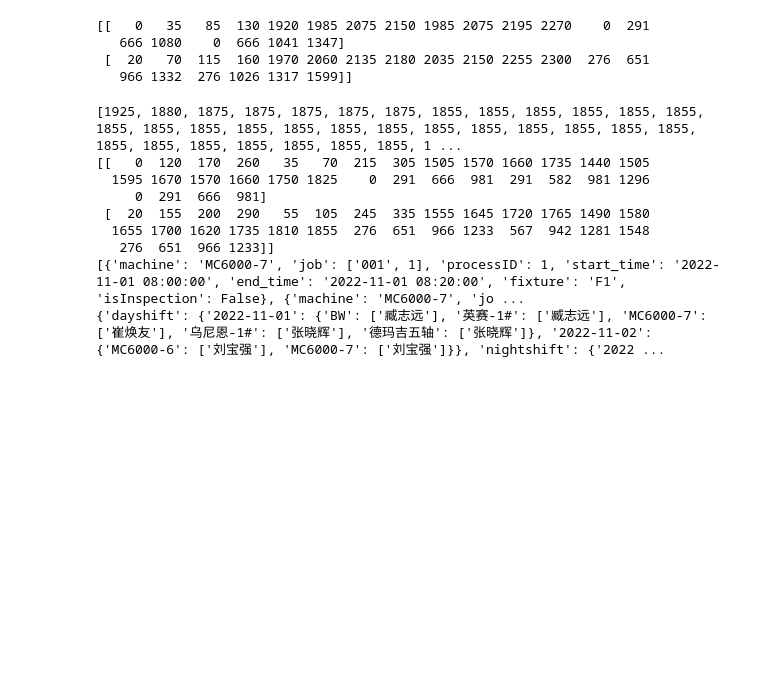
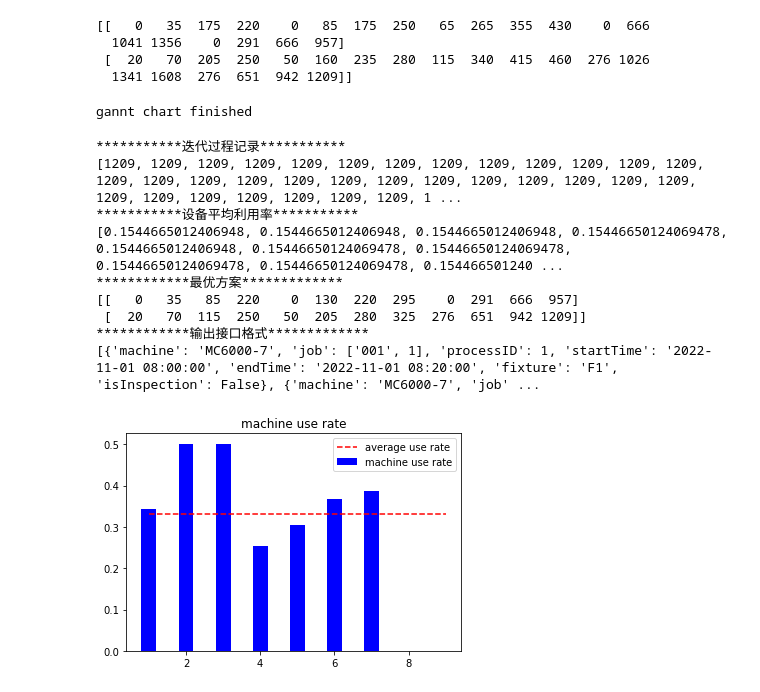
Before and after one commit to Toujours-Molin/improved_scheduling, a Jupyter notebook: modified.ipynb, the cells around one changed output. Drawn from its saved outputs; the diff is of its cells as text; code cells hidden in the pictures; blank space fills up the shorter version.

```diff
--- a/modified.ipynb
+++ b/modified.ipynb
@@ -424,5 +433,6 @@ for i in JOB:
 # %%
-OS = [1,1,5,1,1,2,2,4,4,5,5,2,2,3,3,4,3,3,4,5]
+# sequece 针对三种产品分别为1、2、2共5件的case
+OS = [1,1,5,2,2,1,1,2,2,5,5,4,4,3,3,4,3,3,4,5]
 MA = [2,2,2,2,1,2,1,1,1,2,1,1,3,3,6,7,4,3,5,7]
 nonProcessingTime = res['nonProcessingTime']
 
@@ -480,15 +490,15 @@ def decode(OS_chrom, MA_chrom):
         PT[(current_product, OS_index_PT[i], current_machine)], nonProcessingTime, last_op_end_time)[0]
         schedule[1][OS_index[i]-1] = schedule[0][OS_index[i]-1] + PT[(current_product, OS_index_PT[i], current_machine)]
         ## 更新机器不可用时间段
-        updated_machineNotAvalPeriod[current_machine-1].append([schedule[1][OS_index[i]-1], schedule[1][OS_index[i]-1] + nonProcessingTime])
+        updated_machineNotAvalPeriod[current_machine-1].append([schedule[0][OS_index[i]-1], schedule[1][OS_index[i]-1] + nonProcessingTime])
     return schedule
 
 print(decode(OS, MA))
 # %% [output]
-[[   0   35   85  130 1920 1985 2075 2150 1985 2075 2195 2270    0  291
-   666 1080    0  666 1041 1347]
- [  20   70  115  160 1970 2060 2135 2180 2035 2150 2255 2300  276  651
-   966 1332  276 1026 1317 1599]]
+[[   0   35  175  220    0   85  175  250   65  265  355  430    0  666
+  1041 1356    0  291  666  957]
+ [  20   70  205  250   50  160  235  280  115  340  415  460  276 1026
+  1341 1608  276  651  942 1209]]
 # %%
 def gannt():
     scheduling = decode(OS,MA)
@@ -536,7 +546,9 @@ def gannt():
     fig1.write_html('test' + '.html')
     print("gannt chart finished")
 
-## gannt = gannt()
+gannt = gannt()
+# %% [output]
+gannt chart finished
 # %%
 class GA_Tool:
     ## SEQUENCE 编码
@@ -970,9 +996,13 @@ CHS3 = initial.MTWR_initial()
 Parent = np.vstack((CHS1, CHS2, CHS3))
 
 history = []
+average_use_rate = [] ##! 记录设备平均使用率变化 2022/11/29
+use_rate = [] ##! 记录各台设备使用率 2022/11/29
 optimal_value = 100000 ##! 初始最优
 best_CHS = np.zeros(2*len(OS_list), dtype=int)
 history.append(initial.fitness(Parent[0][:len(OS_list)], Parent[0][len(OS_list):]))
+average_use_rate.append(initial.machine_use_rate(Parent[0][:len(OS_list)], Parent[0][len(OS_list):])[1])
+use_rate.append(initial.machine_use_rate(Parent[0][:len(OS_list)], Parent[0][len(OS_list):])[0])
 for i in range(70):
     Parent = initial.iteration(Parent)
     opt_value = initial.fitness(Parent[0][:len(OS_list)], Parent[0][len(OS_list):])
@@ -980,8 +1010,14 @@ for i in range(70):
         optimal_value = opt_value
         best_CHS = Parent[0]
     history.append(optimal_value)
+    average_use_rate.append(initial.machine_use_rate(Parent[0][:len(OS_list)], Parent[0][len(OS_list):])[1])
+    use_rate.append(initial.machine_use_rate(Parent[0][:len(OS_list)], Parent[0][len(OS_list):])[0])
+print('***********迭代过程记录***********')
 print(history)
+print('***********设备平均利用率***********')
+print(average_use_rate)
 final_plan = initial.decode(best_CHS[:len(OS_list)], best_CHS[len(OS_list):])
+print('************最优方案*************')
 print(final_plan)
 
 end_time = datetime.datetime.now()
@@ -1001,7 +1037,8 @@ for i in JOB:
         processID = j
         isInspection = res['process_info'][i-1][j-1][0][3]
         df.append(dict(machine=selected_machine, job=job_name, processID=processID, \
-            start_time=begin, end_time=end, fixture=fixture, isInspection=isInspection))
+            startTime=begin, endTime=end, fixture=fixture, isInspection=isInspection))
+print('************输出接口格式*************')
 print(df)
 
 staff = res['staff']
@@ -1012,14 +1049,33 @@ workSchedule = df
 
 test = Staff_Scheduling(staff, cooperatedMachine, staffCapacity, shiftTime, workSchedule)
 a = test.staff_schedule_for_whole_period()
-print(a)
+# print('************员工排班*************')
+# print(a)
 # %% [output]
-[1925, 1880, 1875, 1875, 1875, 1875, 1875, 1855, 1855, 1855, 1855, 1855, 1855, 1855, 1855, 1855, 1855, 1855, 1855, 1855, 1855, 1855, 1855, 1855, 1855, 1855, 1855, 1855, 1855, 1855, 1855, 1855, 1855, 1 ...
-[[   0  120  170  260   35   70  215  305 1505 1570 1660 1735 1440 1505
-  1595 1670 1570 1660 1750 1825    0  291  666  981  291  582  981 1296
-     0  291  666  981]
- [  20  155  200  290   55  105  245  335 1555 1645 1720 1765 1490 1580
-  1655 1700 1620 1735 1810 1855  276  651  966 1233  567  942 1281 1548
-   276  651  966 1233]]
-[{'machine': 'MC6000-7', 'job': ['001', 1], 'processID': 1, 'start_time': '2022-11-01 08:00:00', 'end_time': '2022-11-01 08:20:00', 'fixture': 'F1', 'isInspection': False}, {'machine': 'MC6000-7', 'jo ...
-{'dayshift': {'2022-11-01': {'BW': ['臧志远'], '英赛-1#': ['臧志远'], 'MC6000-7': ['崔焕友'], '乌尼恩-1#': ['张晓辉'], '德玛吉五轴': ['张晓辉']}, '2022-11-02': {'MC6000-6': ['刘宝强'], 'MC6000-7': ['刘宝强']}}, 'nightshift': {'2022 ...
+***********迭代过程记录***********
+[1209, 1209, 1209, 1209, 1209, 1209, 1209, 1209, 1209, 1209, 1209, 1209, 1209, 1209, 1209, 1209, 1209, 1209, 1209, 1209, 1209, 1209, 1209, 1209, 1209, 1209, 1209, 1209, 1209, 1209, 1209, 1209, 1209, 1 ...
+***********设备平均利用率***********
+[0.1544665012406948, 0.1544665012406948, 0.1544665012406948, 0.15446650124069478, 0.1544665012406948, 0.15446650124069478, 0.15446650124069478, 0.15446650124069478, 0.15446650124069478, 0.154466501240 ...
+************最优方案*************
+[[   0   35   85  220    0  130  220  295    0  291  666  957]
+ [  20   70  115  250   50  205  280  325  276  651  942 1209]]
+************输出接口格式*************
+[{'machine': 'MC6000-7', 'job': ['001', 1], 'processID': 1, 'startTime': '2022-11-01 08:00:00', 'endTime': '2022-11-01 08:20:00', 'fixture': 'F1', 'isInspection': False}, {'machine': 'MC6000-7', 'job' ...
+# %%
+import matplotlib.pyplot as plt
+
+x = [i+1 for i in range(machine_nm)]
+
+y = use_rate[-1]
+
+plt.bar(x, y, width=0.4, color='b', label='machine use rate')
+
+plt.title('machine use rate')
+
+## 绘制一条平均使用率的参考线
+plt.plot([1, machine_nm+1], [average_use_rate[-1], average_use_rate[-1]], color='r', linestyle='--', label='average use rate')
+
+plt.legend()
+plt.show()
+# %% [output]
+[figure, added]
```
Also changed, not shown: parts of 7 cells of this notebook, 3 other files.
